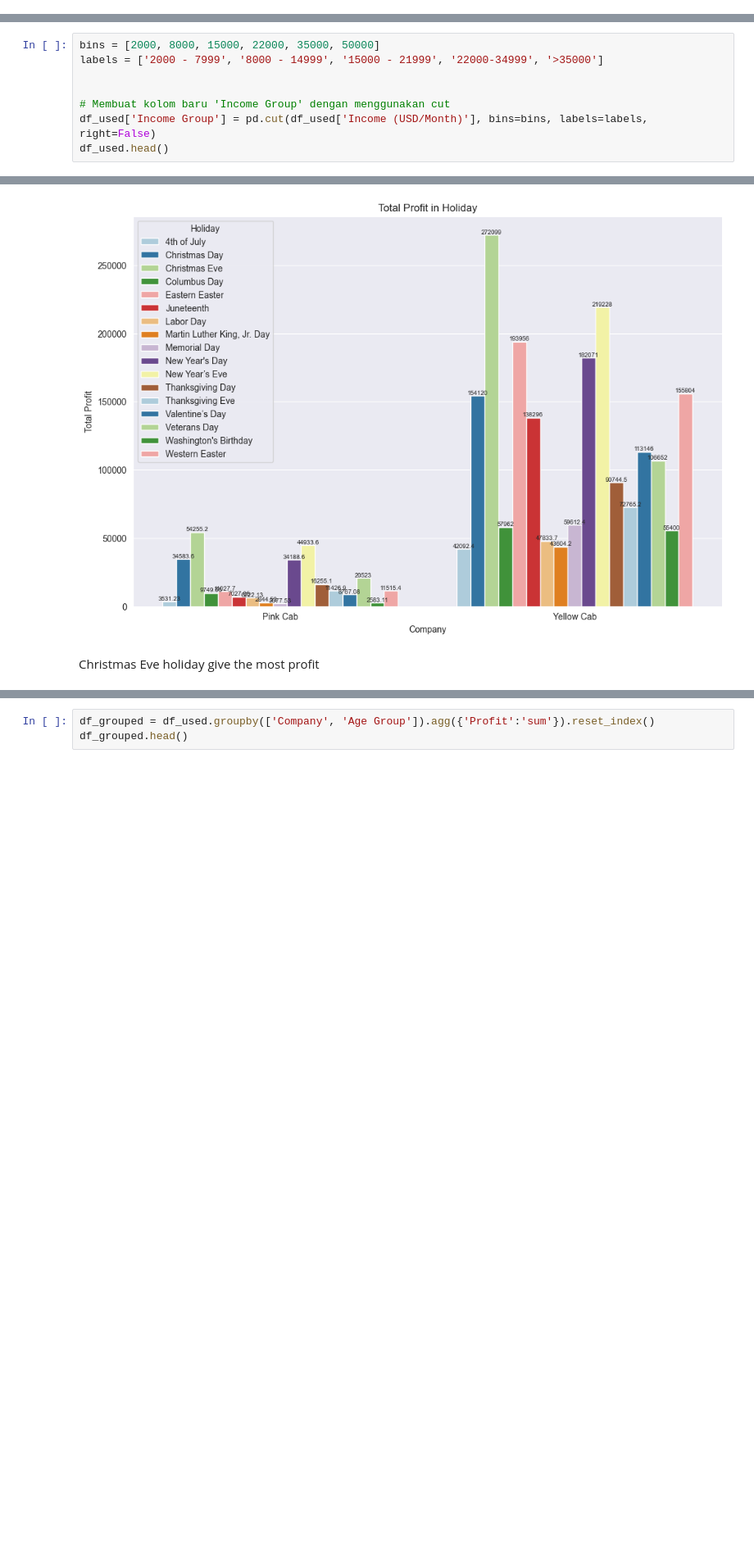
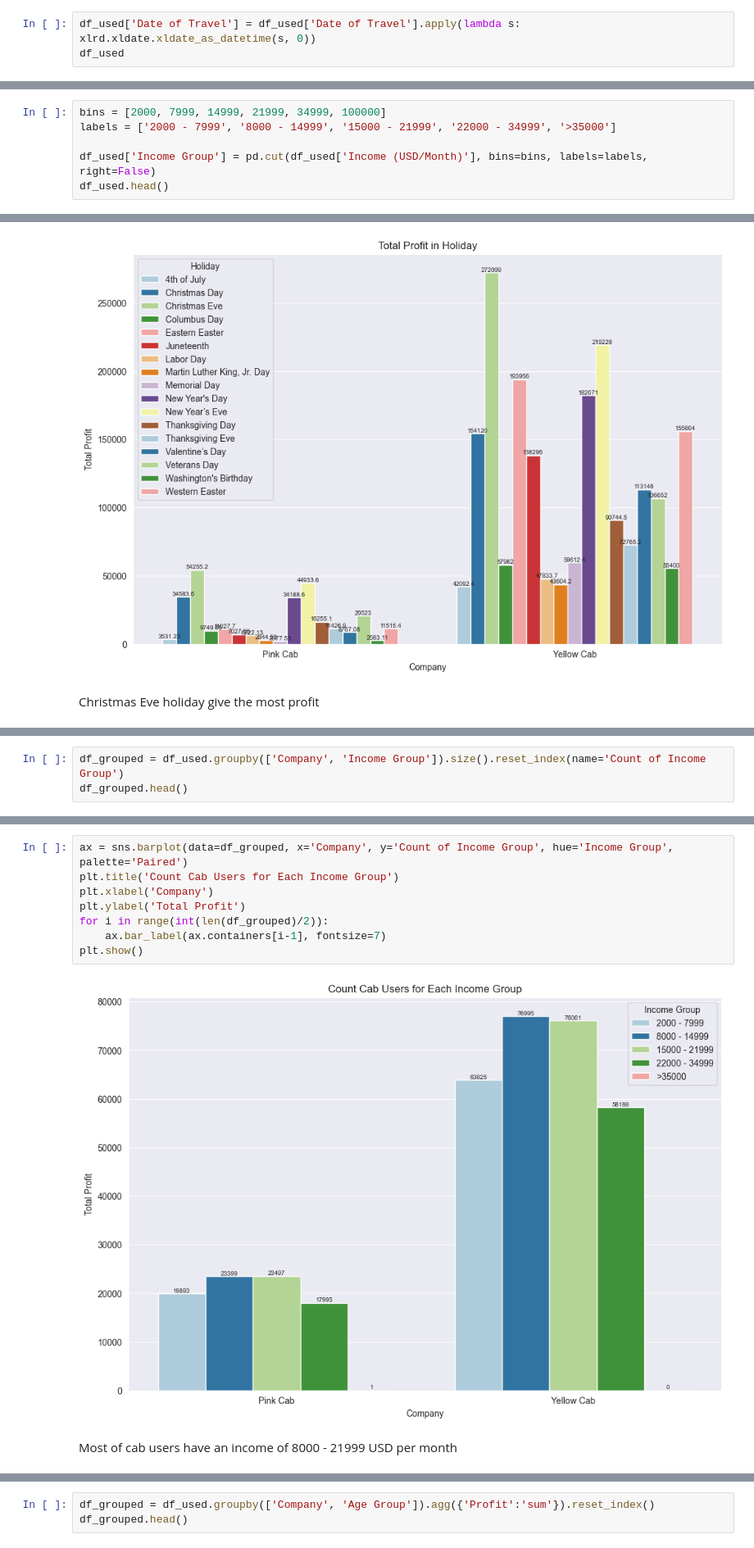
Before and after one commit to MuhammadNurilHuda/G2M-Cab-Investment, a Jupyter notebook: Data Preparation.ipynb, the cells around one changed output, grey strips where cells are left out. Shown at 82% size. Cells and saved outputs as stored; diff of their text form; blank space fills up the shorter version.

```diff
--- a/Data Preparation.ipynb
+++ b/Data Preparation.ipynb
@@ -194 +188,4 @@ Income (USD/Month)             int64
 dtype: object
+# %%
+df_used['Date of Travel'] = df_used['Date of Travel'].apply(lambda s: xlrd.xldate.xldate_as_datetime(s, 0))
+df_used
@@ -405,11 +436,9 @@ min        2000.000000
 max       35000.000000
 Name: Income (USD/Month), dtype: float64
 # %%
-bins = [2000, 8000, 15000, 22000, 35000, 50000]
-labels = ['2000 - 7999', '8000 - 14999', '15000 - 21999', '22000-34999', '>35000']
+bins = [2000, 7999, 14999, 21999, 34999, 100000]
+labels = ['2000 - 7999', '8000 - 14999', '15000 - 21999', '22000 - 34999', '>35000']
 
-
-# Membuat kolom baru 'Income Group' dengan menggunakan cut
 df_used['Income Group'] = pd.cut(df_used['Income (USD/Month)'], bins=bins, labels=labels, right=False)
 df_used.head()
 # %% [output]
@@ -773,0 +806,3 @@ Christmas Eve holiday give the most profit
+# %%
+df_grouped = df_used.groupby(['Company', 'Income Group']).size().reset_index(name='Count of Income Group')
+df_grouped.head()
@@ -773,0 +816,12 @@ Christmas Eve holiday give the most profit
+# %%
+ax = sns.barplot(data=df_grouped, x='Company', y='Count of Income Group', hue='Income Group', palette='Paired')
+plt.title('Count Cab Users for Each Income Group')
+plt.xlabel('Company')
+plt.ylabel('Total Profit')
+for i in range(int(len(df_grouped)/2)):
+    ax.bar_label(ax.containers[i-1], fontsize=7)
+plt.show()
+# %% [output]
+[figure, added]
+# %% [markdown]
+Most of cab users have an income of 8000 - 21999 USD per month
```
Also changed, not shown: parts of 21 cells of this notebook.
